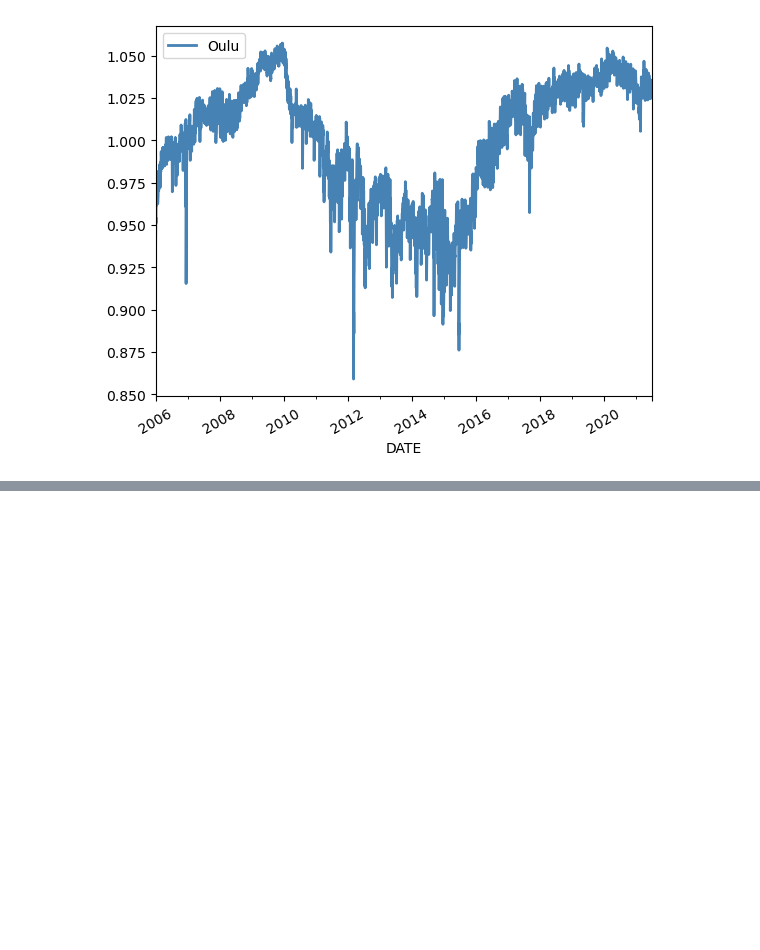
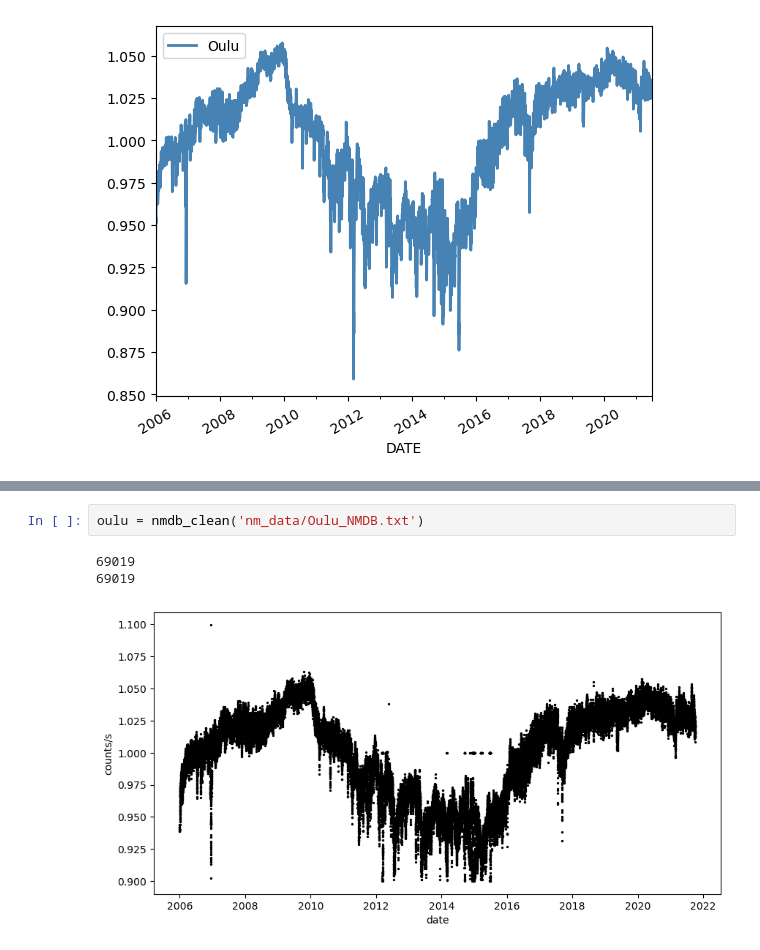
Before and after one commit to jennifergc/scaler_for_solar_analysis, a Jupyter notebook: 03_Neutron_Monitor_Comparison.ipynb, the cells around one changed output, grey strips where cells are left out. Drawn from its saved outputs; the diff is of its cells as text; blank space fills up the shorter version.

```diff
--- a/03_Neutron_Monitor_Comparison.ipynb
+++ b/03_Neutron_Monitor_Comparison.ipynb
@@ -302,0 +346,6 @@ cutfNM.plot(x='DATE',y='OULU',color='steelblue',rot=30,linewidth =2, label ="Oul
+# %%
+oulu = nmdb_clean('nm_data/Oulu_NMDB.txt')
+# %% [output]
+69019
+69019
+[figure, added]
```
Also changed, not shown: parts of 29 cells of this notebook, 25 other files.
